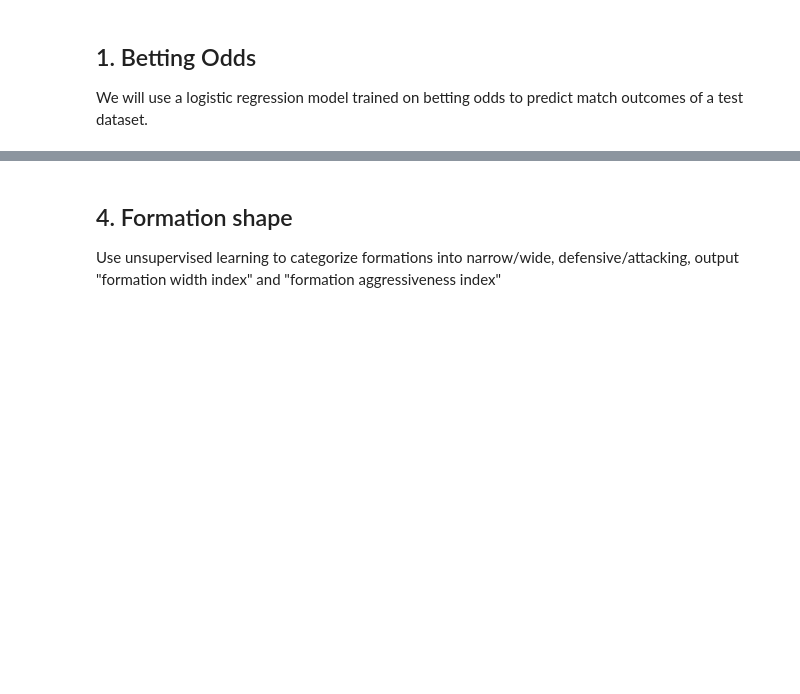
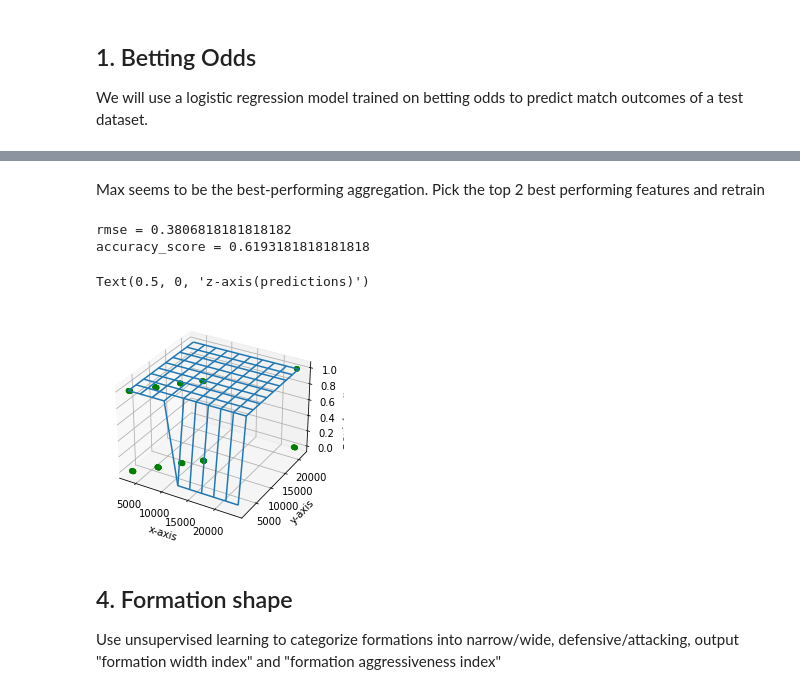
Before and after one commit to XanderYoon/ML_Soccer_Predictions, a Jupyter notebook: logistic_regression.ipynb, the cells around one changed output, grey strips where cells are left out. Cells and saved outputs as stored; diff of their text form; code cells hidden in the pictures; blank space fills up the shorter version.

Commit message:
added team attribute regression

```diff
--- a/logistic_regression.ipynb
+++ b/logistic_regression.ipynb
@@ -166,0 +224,12 @@ TEST SIZE = 49% : RMSE = 0.3548
+# %%
+def attribute_matchup(dataset, home_id, away_id):
+    """
+    Computes the matchup features for the home_id and away_id.
+    """
+    home = dataset[dataset["team_api_id"] == home_id][all_attr_features_agg].to_numpy()
+    away = dataset[dataset["team_api_id"] == away_id][all_attr_features_agg].to_numpy()
+    if len(home) == 0 or len(away) == 0:
+        # Team not present, no matchup possible
+        return pd.Series([np.nan] * len(all_attr_features_agg), index = all_attr_features_agg)
+    diff = (home - away)[0]
+    return pd.Series(diff, index = all_attr_features_agg)
@@ -166,0 +238,6 @@ TEST SIZE = 49% : RMSE = 0.3548
+# %%
+attr_data = matches.copy()
+attr_data[all_attr_features_agg] = attr_data.apply(lambda x: attribute_matchup(aggregated_attributes, x["home_team_api_id"], x["away_team_api_id"]), axis = 1, result_type = "expand")
+# %%
+attr_data = attr_data.dropna()
+attr_data.shape
@@ -167,3 +293,33 @@ TEST SIZE = 49% : RMSE = 0.3548
+# %% [markdown]
+Max seems to be the best-performing aggregation. Pick the top 2 best performing features and retrain
+# %%
+max_cr_features = [f"{feature}_max" for feature in chance_creation_features]
+# By trial and error 1 and 2 are the best
+max_cr_features = [max_cr_features[1], max_cr_features[2]]
+
+chance_creation_max_lr = logistic_regression(attr_data, max_cr_features)
+
+test = chance_creation_max_lr["test_data"]
+y_pred = chance_creation_max_lr["model"].predict(test[max_cr_features])
+# %% [output]
+rmse = 0.3806818181818182
+accuracy_score = 0.6193181818181818
+# %%
+
+fig = plt.figure()
+ax = fig.add_subplot(111, projection='3d')
+# to just see the prediction results of your data
+ax.scatter(test.iloc[:, 0], test.iloc[:, 1], y_pred, c='g')
+
+samples = 10
+xx, yy = np.meshgrid(np.linspace(min(test.iloc[:,0]), max(test.iloc[:,0]), samples), np.linspace(min(test.iloc[:,1]), max(test.iloc[:,1]), samples))
+ax.plot_wireframe(xx, yy, chance_creation_max_lr["model"].predict(np.hstack((xx.reshape(-1,1), yy.reshape(-1,1)))).reshape(xx.shape))
+ax.set_xlabel('x-axis')
+ax.set_ylabel('y-axis')
+ax.set_zlabel('z-axis(predictions)')
+# %% [output]
+Text(0.5, 0, 'z-axis(predictions)')
+[figure, added]
 # %% [markdown]
 ## 4. Formation shape
 Use unsupervised learning to categorize formations into narrow/wide, defensive/attacking, output "formation width index" and "formation aggressiveness index"
```
Also changed, not shown: parts of 28 cells of this notebook.
